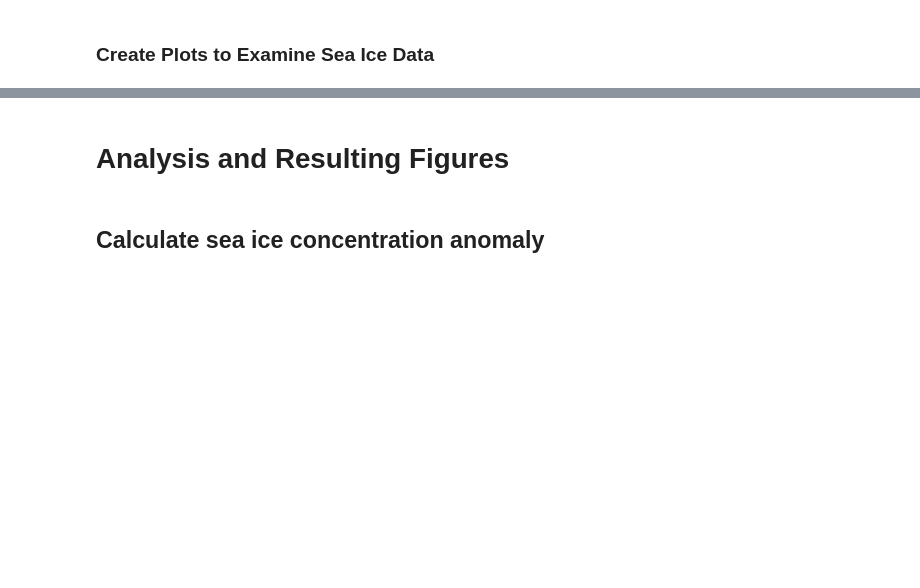
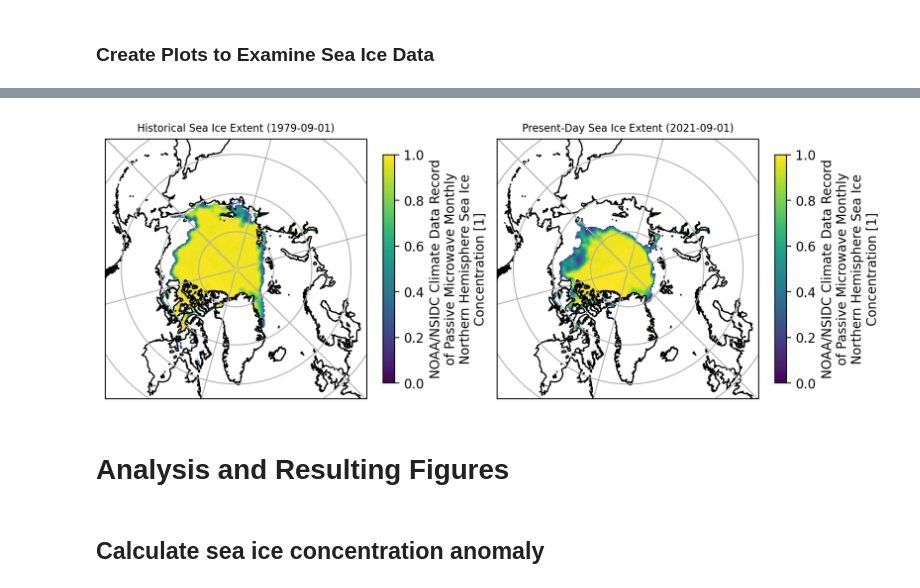
Before and after one commit to juliasimpson97/rces-final-project, a Jupyter notebook: final_project.ipynb, the cells around one changed output, grey strips where cells are left out. Saved outputs shown, nothing was run; the diff lists cells and outputs as text; code cells hidden in the pictures; blank space fills up the shorter version.

```diff
--- a/final_project.ipynb
+++ b/final_project.ipynb
@@ -256,0 +330,22 @@ ice_monthly.where(ice_monthly<0.5).plot(marker='.');
+# %%
+fig, axes = plt.subplots(ncols=2, figsize=(10,8),subplot_kw={'projection': ccrs.NorthPolarStereo(central_longitude=-45)})
+#fig = plt.figure(figsize=(10,7))
+#proj_ant = ccrs.NorthPolarStereo(central_longitude=-45)
+#ax = plt.axes(projection=proj_ant)
+ax0, ax1 = axes
+for ax in ax0, ax1:
+    ax.set_extent([-180, 180, 100, 56], crs=ccrs.PlateCarree())
+    ax.coastlines()
+    ax.gridlines()
+
+ice_extent_hist = ice_conc_hist.where(ice_conc_hist>=0.15)
+ice_extent_hist.plot(ax=ax0,vmin=0, vmax=1, cbar_kwargs={'shrink': 0.4})
+ax0.set_title('Historical Sea Ice Extent (1979-09-01)')
+ax0.title.set_size(8)
+
+ice_extent_pres = ice_conc_pres.where(ice_conc_pres>=0.15)
+ice_extent_pres.plot(ax=ax1,vmin=0, vmax=1, cbar_kwargs={'shrink': 0.4})
+ax1.set_title('Present-Day Sea Ice Extent (2021-09-01)')
+ax1.title.set_size(8)
+# %% [output]
+[figure, added]
```
Also changed, not shown: parts of 39 cells of this notebook.
